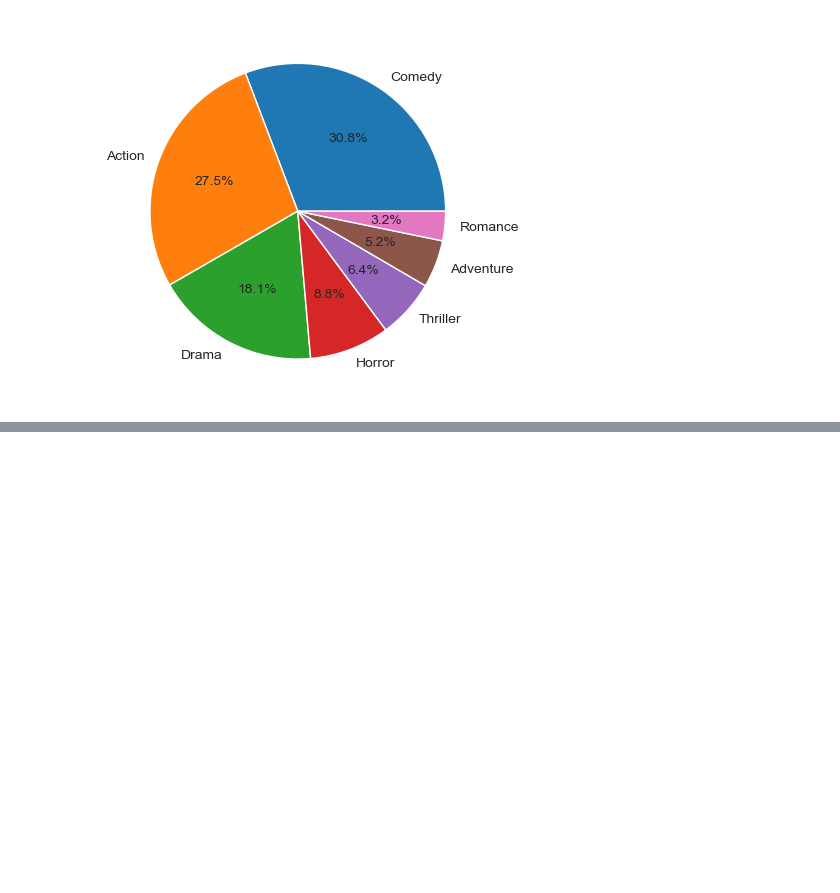
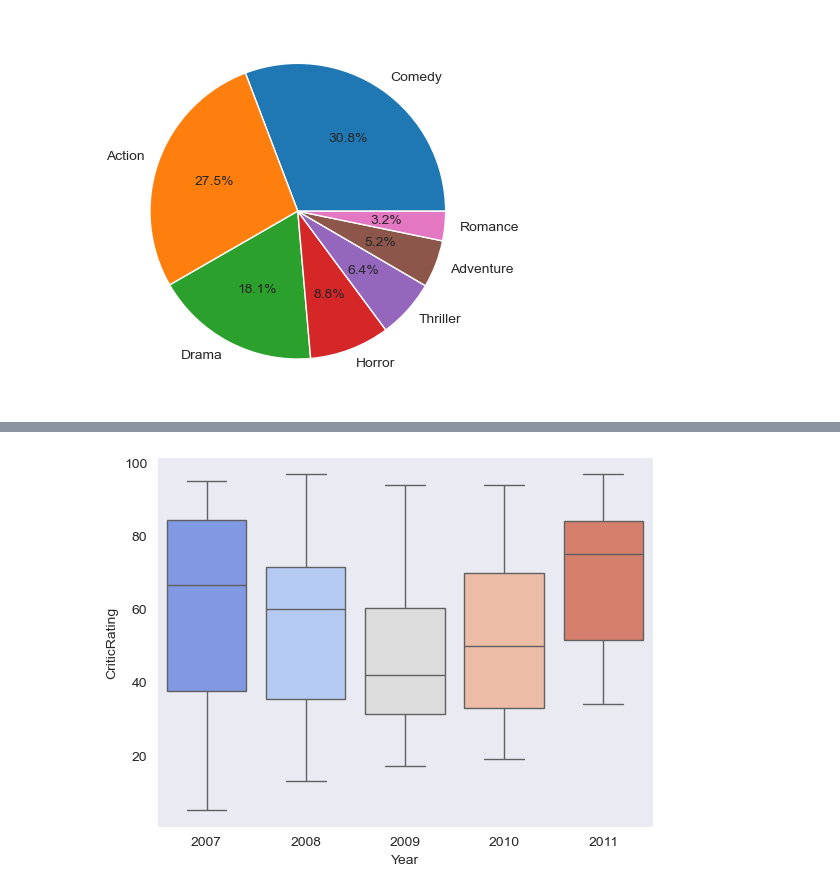
Before and after one commit to nicky-ops/Python_for_data_science, a Jupyter notebook: categorical_variables.ipynb, the cells around one changed output, grey strips where cells are left out. Drawn from its saved outputs; the diff is of its cells as text; code cells hidden in the pictures; blank space fills up the shorter version.

```diff
--- a/categorical_variables.ipynb
+++ b/categorical_variables.ipynb
@@ -297,0 +301,5 @@ z = sns.violinplot(data=movies, x='Genre', y='CriticRating', palette='coolwarm')
+# %%
+sns.boxplot(data=movies[movies.Genre == 'Drama'], x='Year', y='CriticRating', palette='coolwarm')
+plt.show()
+# %% [output]
+[figure, added]
```
Also changed, not shown: parts of 13 cells of this notebook.
